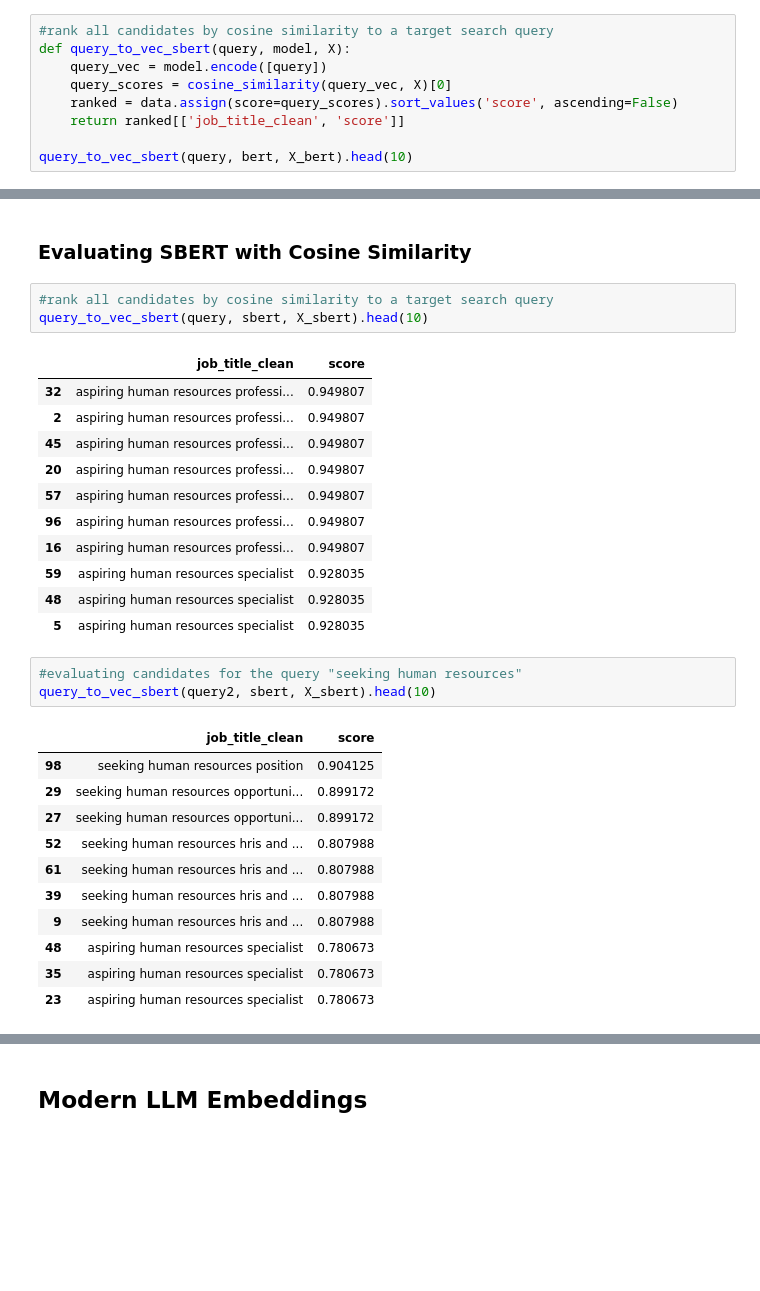
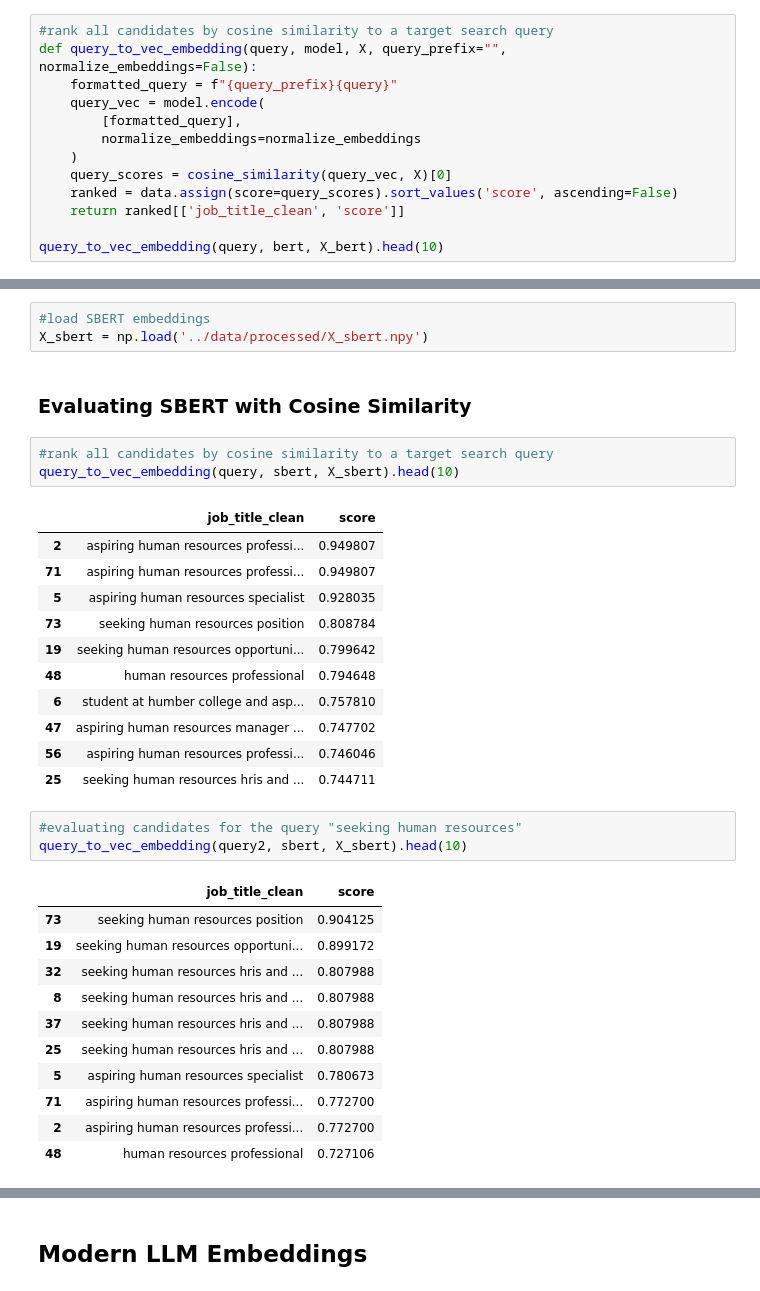
Before and after one commit to megmkr/PotentialTalents, a Jupyter notebook: notebooks/vectorization.ipynb, the cells around one changed output, grey strips where cells are left out. Saved outputs shown, nothing was run; the diff lists cells and outputs as text; blank space fills up the shorter version.

```diff
--- a/notebooks/vectorization.ipynb
+++ b/notebooks/vectorization.ipynb
@@ -393,12 +407,16 @@ Notes:
 ### Evaluating BERT with Cosine Similarity
 # %%
 #rank all candidates by cosine similarity to a target search query
-def query_to_vec_sbert(query, model, X):
-    query_vec = model.encode([query])
+def query_to_vec_embedding(query, model, X, query_prefix="", normalize_embeddings=False):
+    formatted_query = f"{query_prefix}{query}"
+    query_vec = model.encode(
+        [formatted_query],
+        normalize_embeddings=normalize_embeddings
+    )
     query_scores = cosine_similarity(query_vec, X)[0]
     ranked = data.assign(score=query_scores).sort_values('score', ascending=False)
     return ranked[['job_title_clean', 'score']]
 
-query_to_vec_sbert(query, bert, X_bert).head(10)
+query_to_vec_embedding(query, bert, X_bert).head(10)
 # %% [output]
 |  | job_title_clean | score |
@@ -455,35 +471,38 @@ X_sbert = sbert.encode(data['job_title_clean'].tolist())
+# %%
+#load SBERT embeddings
+X_sbert = np.load('../data/processed/X_sbert.npy')
 # %% [markdown]
 ### Evaluating SBERT with Cosine Similarity
 # %%
 #rank all candidates by cosine similarity to a target search query
-query_to_vec_sbert(query, sbert, X_sbert).head(10)
+query_to_vec_embedding(query, sbert, X_sbert).head(10)
 # %% [output]
 |  | job_title_clean | score |
-| 32 | aspiring human resources professi... | 0.949807 |
 | 2 | aspiring human resources professi... | 0.949807 |
-| 45 | aspiring human resources professi... | 0.949807 |
-| 20 | aspiring human resources professi... | 0.949807 |
-| 57 | aspiring human resources professi... | 0.949807 |
-| 96 | aspiring human resources professi... | 0.949807 |
-| 16 | aspiring human resources professi... | 0.949807 |
-| 59 | aspiring human resources specialist | 0.928035 |
-| 48 | aspiring human resources specialist | 0.928035 |
+| 71 | aspiring human resources professi... | 0.949807 |
 | 5 | aspiring human resources specialist | 0.928035 |
+| 73 | seeking human resources position | 0.808784 |
+| 19 | seeking human resources opportuni... | 0.799642 |
+| 48 | human resources professional | 0.794648 |
+| 6 | student at humber college and asp... | 0.757810 |
+| 47 | aspiring human resources manager ... | 0.747702 |
+| 56 | aspiring human resources professi... | 0.746046 |
+| 25 | seeking human resources hris and ... | 0.744711 |
 # %%
 #evaluating candidates for the query "seeking human resources"
-query_to_vec_sbert(query2, sbert, X_sbert).head(10)
+query_to_vec_embedding(query2, sbert, X_sbert).head(10)
 # %% [output]
 |  | job_title_clean | score |
-| 98 | seeking human resources position | 0.904125 |
-| 29 | seeking human resources opportuni... | 0.899172 |
-| 27 | seeking human resources opportuni... | 0.899172 |
-| 52 | seeking human resources hris and ... | 0.807988 |
-| 61 | seeking human resources hris and ... | 0.807988 |
-| 39 | seeking human resources hris and ... | 0.807988 |
-| 9 | seeking human resources hris and ... | 0.807988 |
-| 48 | aspiring human resources specialist | 0.780673 |
-| 35 | aspiring human resources specialist | 0.780673 |
-| 23 | aspiring human resources specialist | 0.780673 |
+| 73 | seeking human resources position | 0.904125 |
+| 19 | seeking human resources opportuni... | 0.899172 |
+| 32 | seeking human resources hris and ... | 0.807988 |
+| 8 | seeking human resources hris and ... | 0.807988 |
+| 37 | seeking human resources hris and ... | 0.807988 |
+| 25 | seeking human resources hris and ... | 0.807988 |
+| 5 | aspiring human resources specialist | 0.780673 |
+| 71 | aspiring human resources professi... | 0.772700 |
+| 2 | aspiring human resources professi... | 0.772700 |
+| 48 | human resources professional | 0.727106 |
 # %%
 #sanity check: rows with identical cleaned job titles should have similarity ~1.0
 print_duplicate_sim(X_sbert, data)
```
Also changed, not shown: parts of 86 cells of this notebook, 1 other file.
